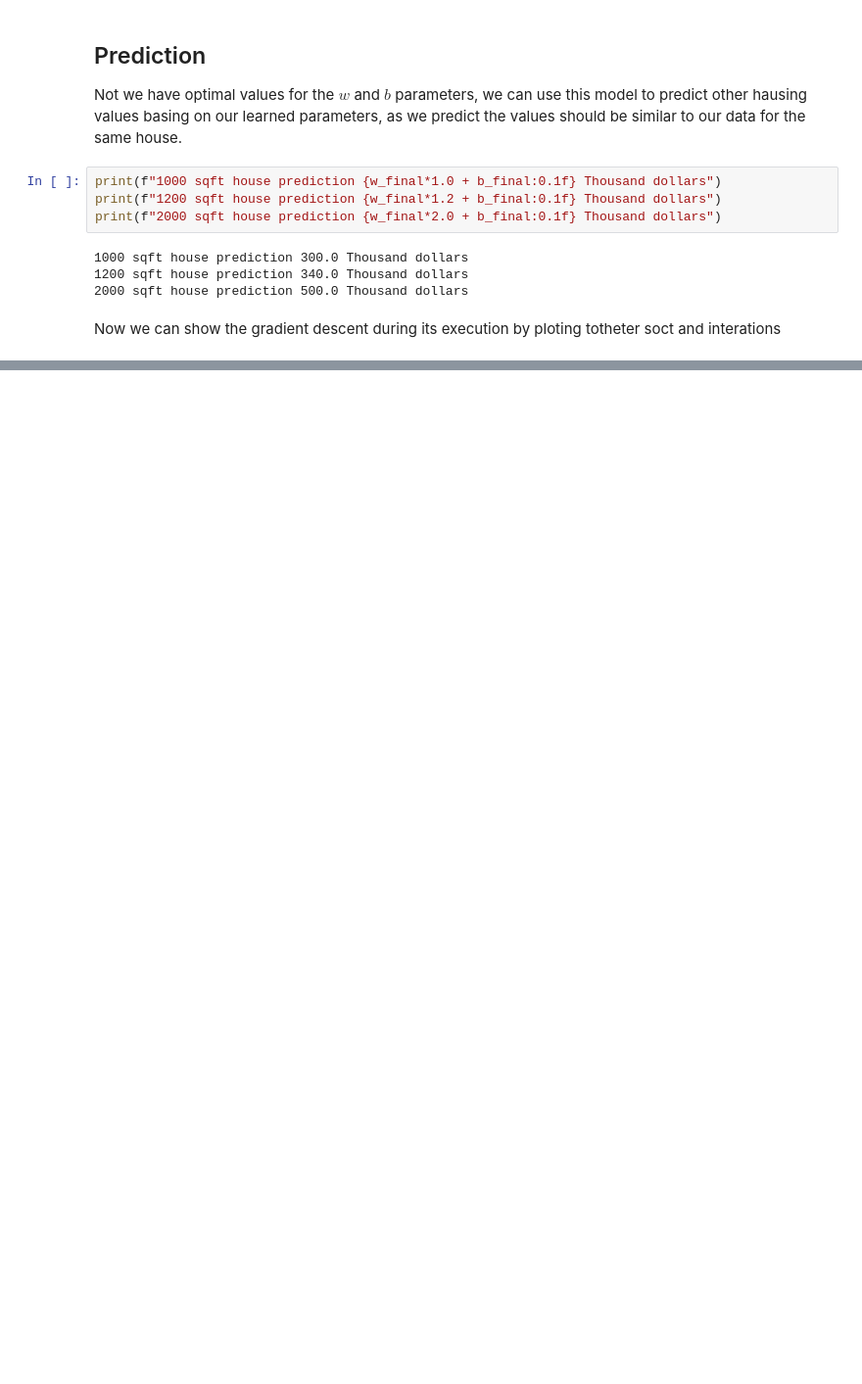
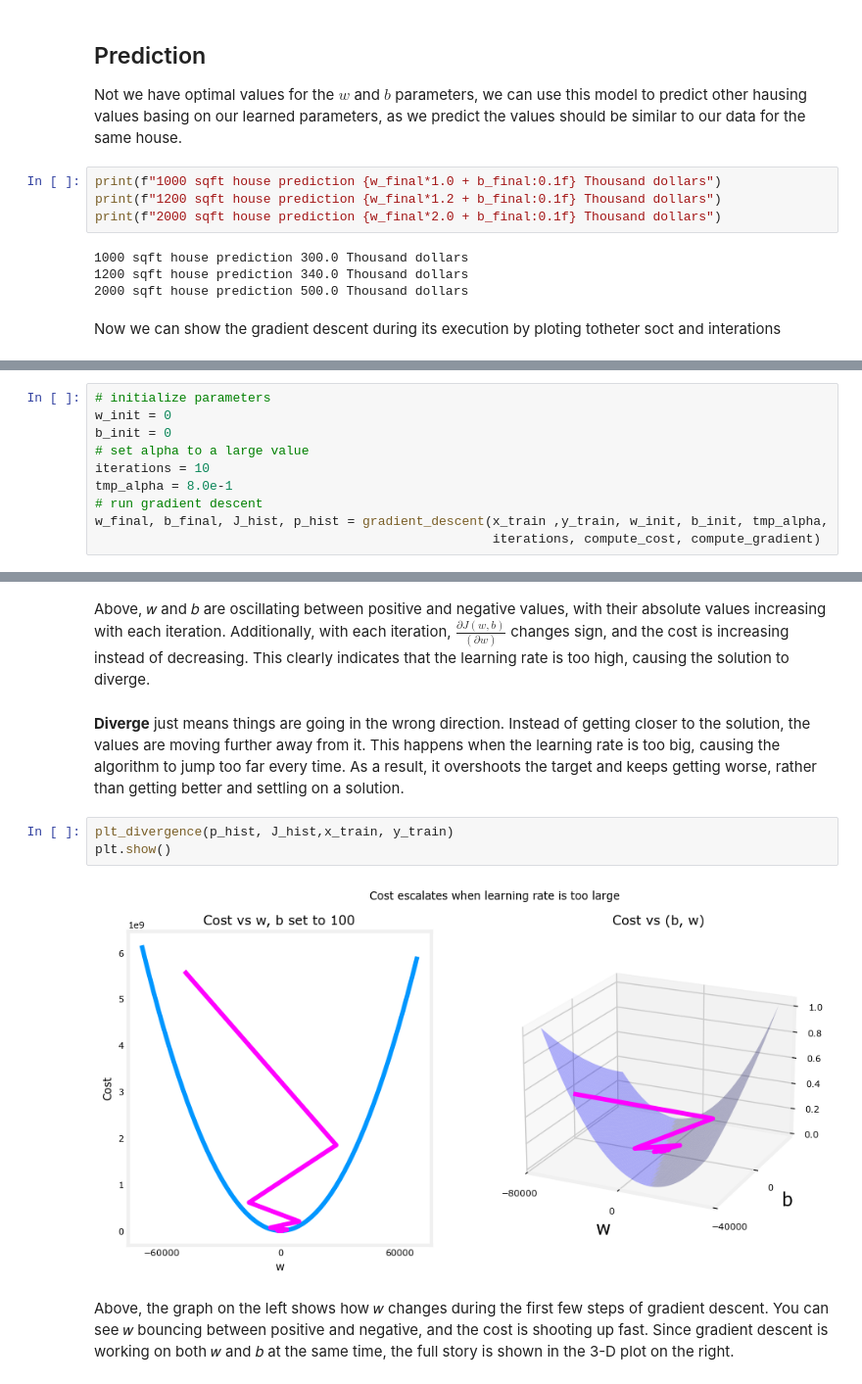
Before and after one commit to kitajusSus/MachineLearning-course-by-AndrewNg-main, a Jupyter notebook: ml_course4.ipynb, the cells around one changed output, grey strips where cells are left out. Shown: that part at 98% size. Drawn from its saved outputs; the diff is of its cells as text; blank space fills up the shorter version.

```diff
--- a/ml_course4.ipynb
+++ b/ml_course4.ipynb
@@ -363,0 +464,10 @@ NameError: name 'plt_contour_wgrad' is not defined
+# %%
+# initialize parameters
+w_init = 0
+b_init = 0
+# set alpha to a large value
+iterations = 10
+tmp_alpha = 8.0e-1
+# run gradient descent
+w_final, b_final, J_hist, p_hist = gradient_descent(x_train ,y_train, w_init, b_init, tmp_alpha,
+                                                    iterations, compute_cost, compute_gradient)
@@ -363,0 +485,11 @@ NameError: name 'plt_contour_wgrad' is not defined
+# %% [markdown]
+Above, 𝑤 and 𝑏 are oscillating between positive and negative values, with their absolute values increasing with each iteration. Additionally, with each iteration, $\frac{∂𝐽(𝑤,𝑏)}{(∂𝑤)}$ changes sign, and the cost is increasing instead of decreasing. This clearly indicates that the learning rate is too high, causing the solution to diverge.
+# %% [markdown]
+**Diverge** just means things are going in the wrong direction. Instead of getting closer to the solution, the values are moving further away from it. This happens when the learning rate is too big, causing the algorithm to jump too far every time. As a result, it overshoots the target and keeps getting worse, rather than getting better and settling on a solution.
+# %%
+plt_divergence(p_hist, J_hist,x_train, y_train)
+plt.show()
+# %% [output]
+[figure, added]
+# %% [markdown]
+Above, the graph on the left shows how 𝑤 changes during the first few steps of gradient descent. You can see 𝑤 bouncing between positive and negative, and the cost is shooting up fast. Since gradient descent is working on both 𝑤 and 𝑏 at the same time, the full story is shown in the 3-D plot on the right.
```
Also changed, not shown: parts of 9 cells of this notebook, 1 other file.
